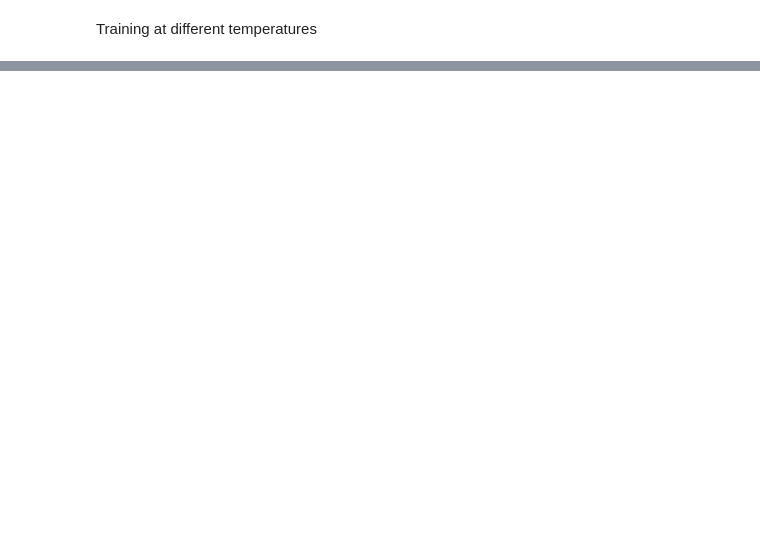
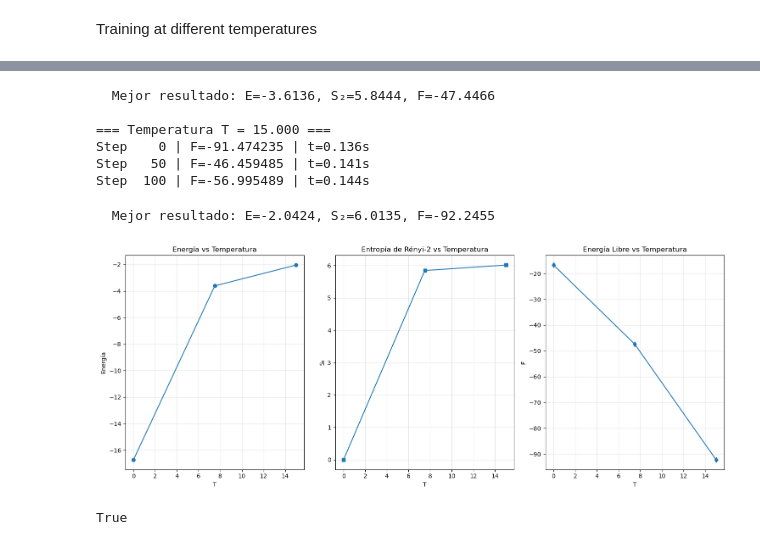
Before and after one commit to ismaelcastrouimp/TFM, a Jupyter notebook: Ancilla_Ising.ipynb, the cells around one changed output, grey strips where cells are left out. Cells and saved outputs as stored; diff of their text form; code cells hidden in the pictures; blank space fills up the shorter version.

```diff
--- a/Ancilla_Ising.ipynb
+++ b/Ancilla_Ising.ipynb
@@ -1946,3 +2220,71 @@ plt.close()
 
 
 enviar_grafica_telegram()
+# %%
+partition = list(range(N))
+sampler = nk.sampler.ARDirectSampler(hi_extended)
+model = nk.models.ARNNDense(hilbert=hi_extended, layers=1, features=16, activation=jax.nn.gelu)
+vstate = nk.vqs.MCState(sampler, model, n_samples=40960, chunk_size=None)
+
+T_array = np.linspace(0, 15, 40)
+n_steps = 300
+
+energy_results = []
+entropy_results = []
+free_energy_results = []
+all_histories = []
+best_params = None
+
+for T_idx, T in enumerate(tqdm(T_array, desc="Temperaturas")):
+    print(f"\n=== Temperatura T = {T:.3f} ===")
+
+    vstate.init_parameters()
+    if best_params is not None:
+        vstate.parameters = best_params
+
+    free_energy_history, best_F, best_energy, best_entropy = free_energy_minimize_SR_SGD(
+        vstate=vstate,
+        T=T,
+        partition=partition,
+        Hamiltonian=H_extended,
+        n_steps=n_steps,
+        verbose=True,
+        plot=False,
+        learning_rate=optax.warmup_cosine_decay_schedule(0.05, 0.05, 80, n_steps, 0.001),
+        diag_shift=optax.linear_schedule(1e-1, 1e-4, n_steps),
+        n_samples_sr=4096
+    )
+    best_params = vstate.parameters
+
+    energy_results.append(best_energy)
+    entropy_results.append(best_entropy)
+    free_energy_results.append(best_F)
+
+    all_histories.append({
+        "T": T,
+        "free_energy": free_energy_history,
+    })
+
+    print(f"  Mejor resultado: E={best_energy:.4f}, S₂={best_entropy:.4f}, F={best_F:.4f}")
+
+# Visualización
+plt.figure(figsize=(15, 6))
+
+plt.subplot(1, 3, 1)
+plt.plot(T_array, energy_results, 'o-')
+plt.xlabel('T'); plt.ylabel('Energía'); plt.title('Energía vs Temperatura'); plt.grid(True, alpha=0.3)
+
+plt.subplot(1, 3, 2)
+plt.plot(T_array, entropy_results, 's-')
+plt.xlabel('T'); plt.ylabel('S₂'); plt.title('Entropía de Rényi-2 vs Temperatura'); plt.grid(True, alpha=0.3)
+
+plt.subplot(1, 3, 3)
+plt.plot(T_array, free_energy_results, 'd-')
+plt.xlabel('T'); plt.ylabel('F'); plt.title('Energía Libre vs Temperatura'); plt.grid(True, alpha=0.3)
+
+plt.tight_layout()
+plt.savefig("output.png", dpi=200, bbox_inches="tight")
+plt.show()
+
+enviar_grafica_telegram()
+# %% [output]
@@ -1949,3 +2301,12 @@ enviar_grafica_telegram()
+  Mejor resultado: E=-3.6136, S₂=5.8444, F=-47.4466
+
+=== Temperatura T = 15.000 ===
+Step    0 | F=-91.474235 | t=0.136s
+Step   50 | F=-46.459485 | t=0.141s
+Step  100 | F=-56.995489 | t=0.144s
+  Mejor resultado: E=-2.0424, S₂=6.0135, F=-92.2455
+[figure, added]
+True
 # %%
 import json
 
```
Also changed, not shown: parts of 8 cells of this notebook, 1 other file.
